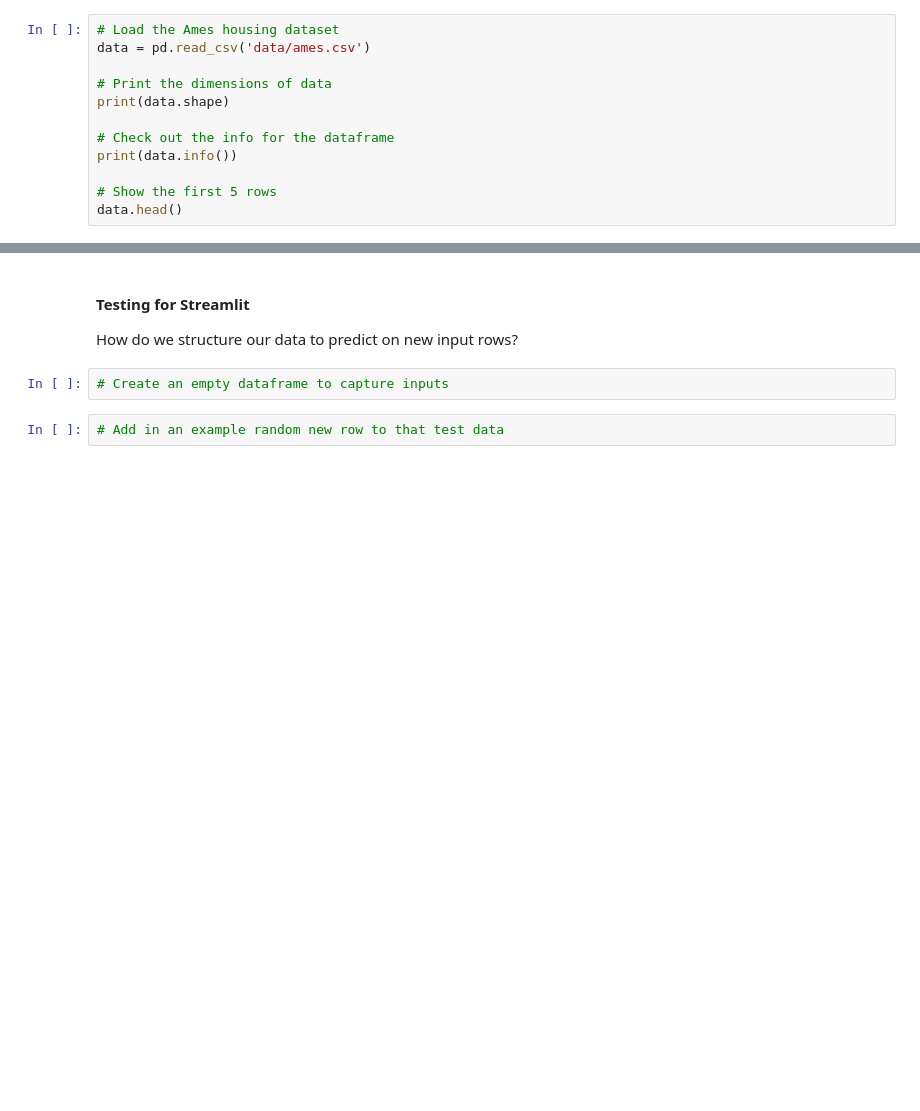
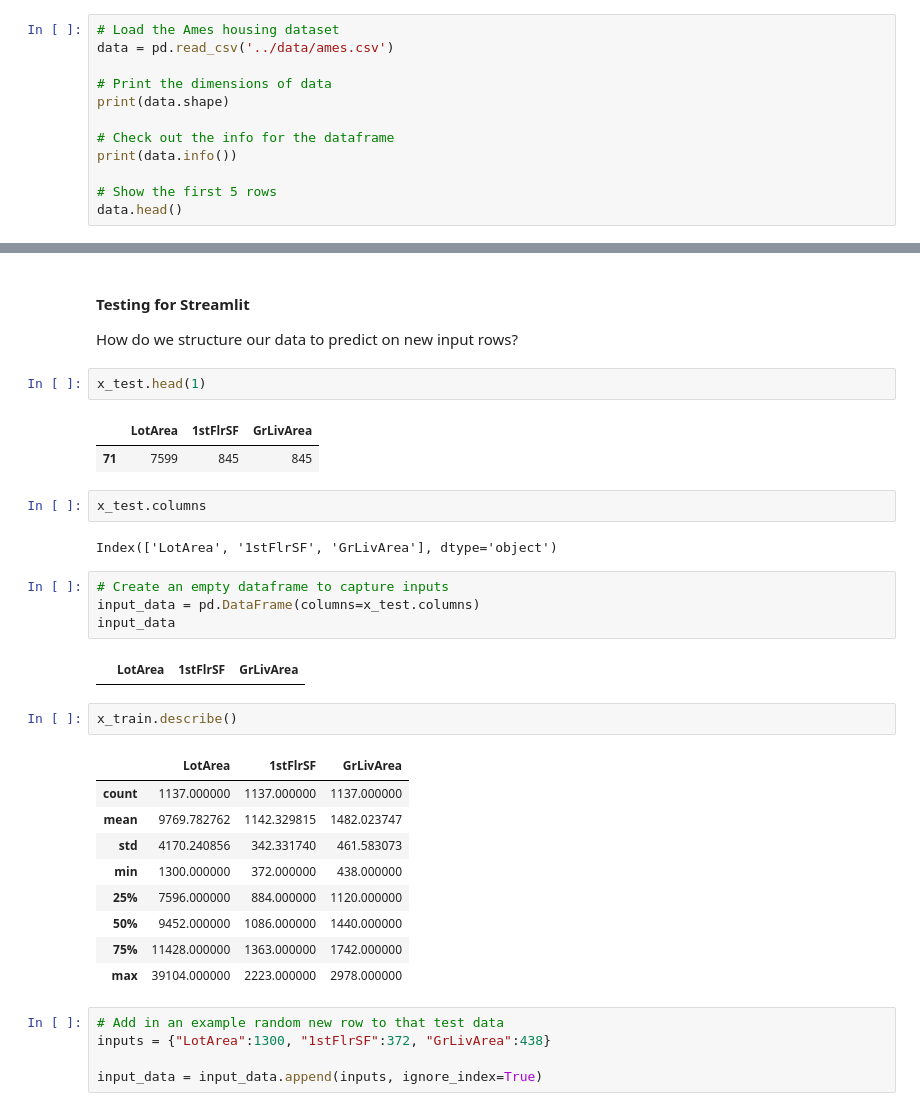
Before and after one commit to lindseyberlin/DS-Live-101121-Streamlit-Practice, a Jupyter notebook: notebooks/Ames-TuningRegressionTrees.ipynb, the cells around one changed output, grey strips where cells are left out. Drawn from its saved outputs; the diff is of its cells as text; blank space fills up the shorter version.

```diff
--- a/notebooks/Ames-TuningRegressionTrees.ipynb
+++ b/notebooks/Ames-TuningRegressionTrees.ipynb
@@ -30,7 +30,7 @@ plt.style.use('ggplot')
 from scipy import stats
 # %%
 # Load the Ames housing dataset
-data = pd.read_csv('data/ames.csv')
+data = pd.read_csv('../data/ames.csv')
 
 # Print the dimensions of data
 print(data.shape)
@@ -451,9 +462,37 @@ Not great - but not terrible. Let's deploy it
 #### Testing for Streamlit
 
 How do we structure our data to predict on new input rows?
+# %%
+x_test.head(1)
+# %% [output]
+|  | LotArea | 1stFlrSF | GrLivArea |
+| 71 | 7599 | 845 | 845 |
+# %%
+x_test.columns
+# %% [output]
+Index(['LotArea', '1stFlrSF', 'GrLivArea'], dtype='object')
 # %%
 # Create an empty dataframe to capture inputs
+input_data = pd.DataFrame(columns=x_test.columns)
+input_data
+# %% [output]
+|  | LotArea | 1stFlrSF | GrLivArea |
+# %%
+x_train.describe()
+# %% [output]
+|  | LotArea | 1stFlrSF | GrLivArea |
+| count | 1137.000000 | 1137.000000 | 1137.000000 |
+| mean | 9769.782762 | 1142.329815 | 1482.023747 |
+| std | 4170.240856 | 342.331740 | 461.583073 |
+| min | 1300.000000 | 372.000000 | 438.000000 |
+| 25% | 7596.000000 | 884.000000 | 1120.000000 |
+| 50% | 9452.000000 | 1086.000000 | 1440.000000 |
+| 75% | 11428.000000 | 1363.000000 | 1742.000000 |
+| max | 39104.000000 | 2223.000000 | 2978.000000 |
 # %%
 # Add in an example random new row to that test data
+inputs = {"LotArea":1300, "1stFlrSF":372, "GrLivArea":438}
+
+input_data = input_data.append(inputs, ignore_index=True)
 # %%
 # Sanity check
```
Also changed, not shown: parts of 6 cells of this notebook, 3 other files.
